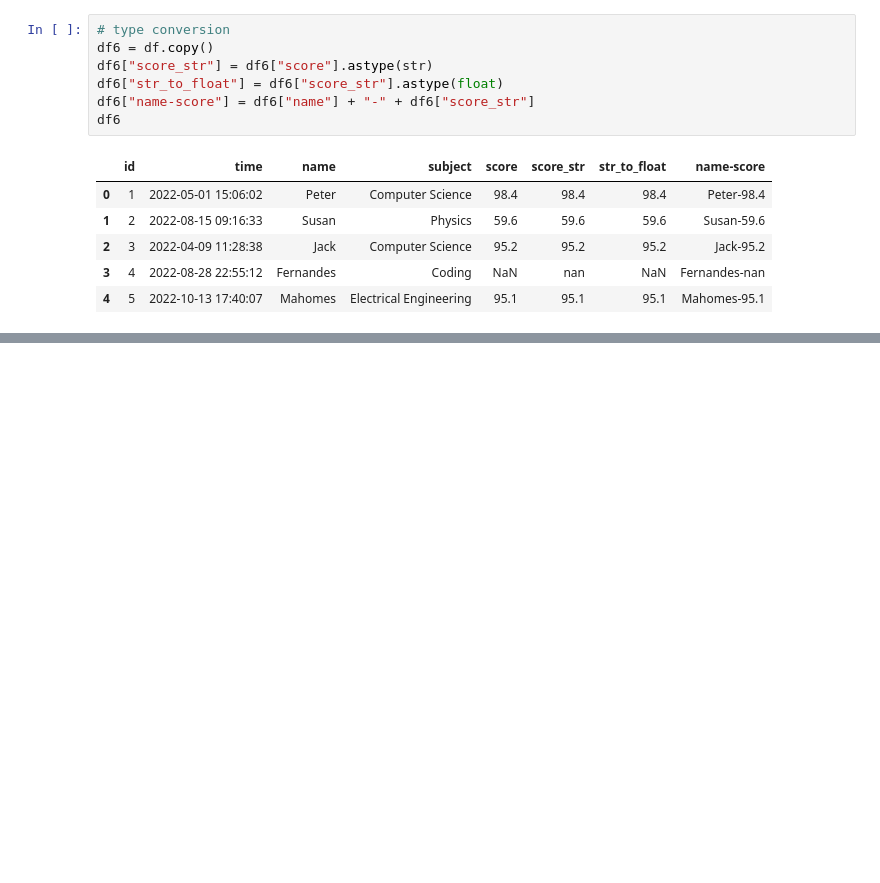
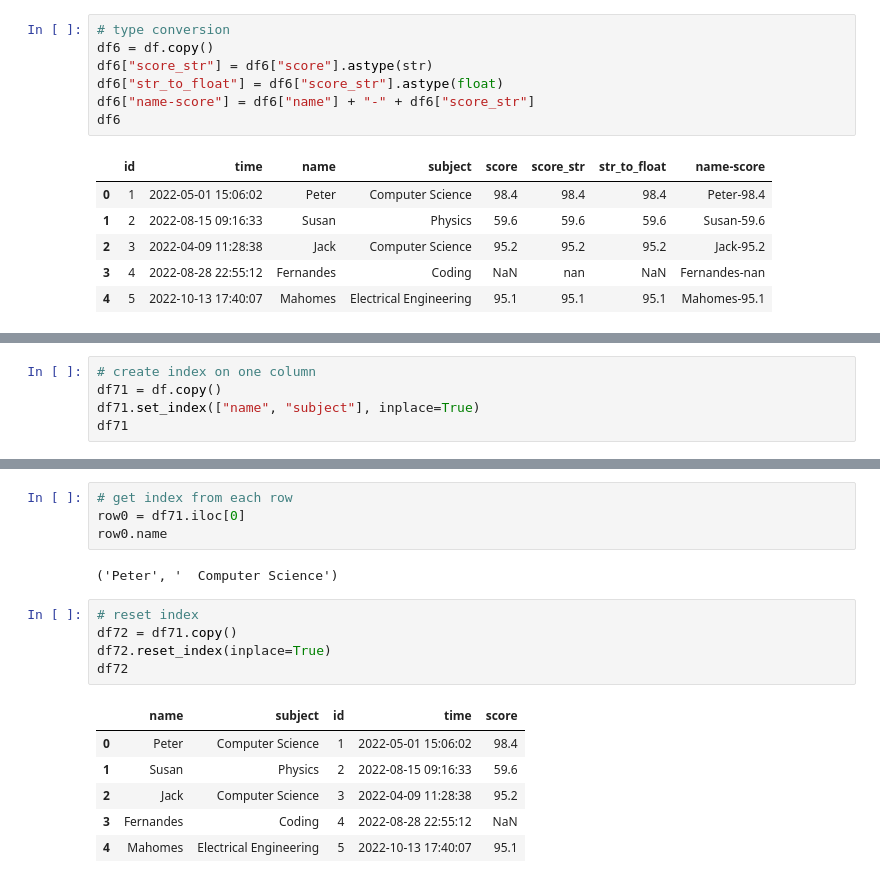
Before and after one commit to telenovelachuan/trebuchet, a Jupyter notebook: Pandas_cheatsheet.ipynb, the cells around one changed output, grey strips where cells are left out. Drawn from its saved outputs; the diff is of its cells as text; blank space fills up the shorter version.

Commit message:
add reset_index

```diff
--- a/Pandas_cheatsheet.ipynb
+++ b/Pandas_cheatsheet.ipynb
@@ -176,0 +192,5 @@ df6
+# %%
+# create index on one column
+df71 = df.copy()
+df71.set_index(["name", "subject"], inplace=True)
+df71
@@ -176,0 +205,18 @@ df6
+# %%
+# get index from each row
+row0 = df71.iloc[0]
+row0.name
+# %% [output]
+('Peter', '  Computer Science')
+# %%
+# reset index
+df72 = df71.copy()
+df72.reset_index(inplace=True)
+df72
+# %% [output]
+|  | name | subject | id | time | score |
+| 0 | Peter | Computer Science | 1 | 2022-05-01 15:06:02 | 98.4 |
+| 1 | Susan | Physics | 2 | 2022-08-15 09:16:33 | 59.6 |
+| 2 | Jack | Computer Science | 3 | 2022-04-09 11:28:38 | 95.2 |
+| 3 | Fernandes | Coding | 4 | 2022-08-28 22:55:12 | NaN |
+| 4 | Mahomes | Electrical Engineering | 5 | 2022-10-13 17:40:07 | 95.1 |
```
Also changed, not shown: parts of 3 cells of this notebook.
